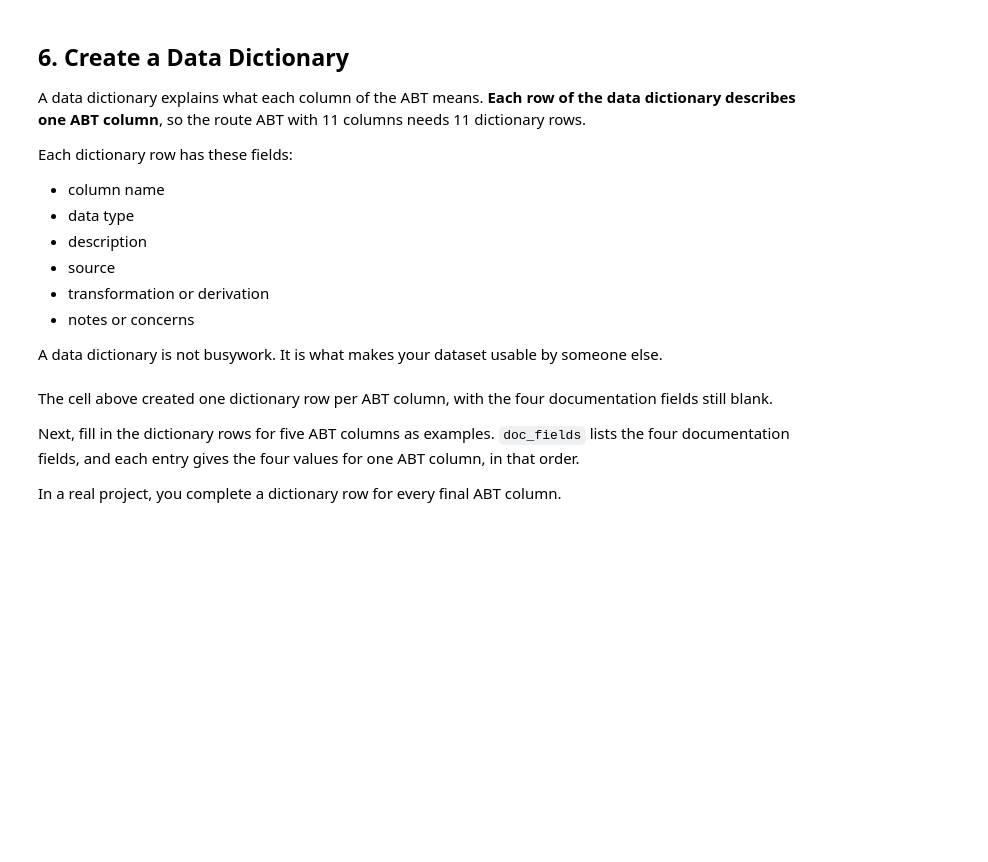
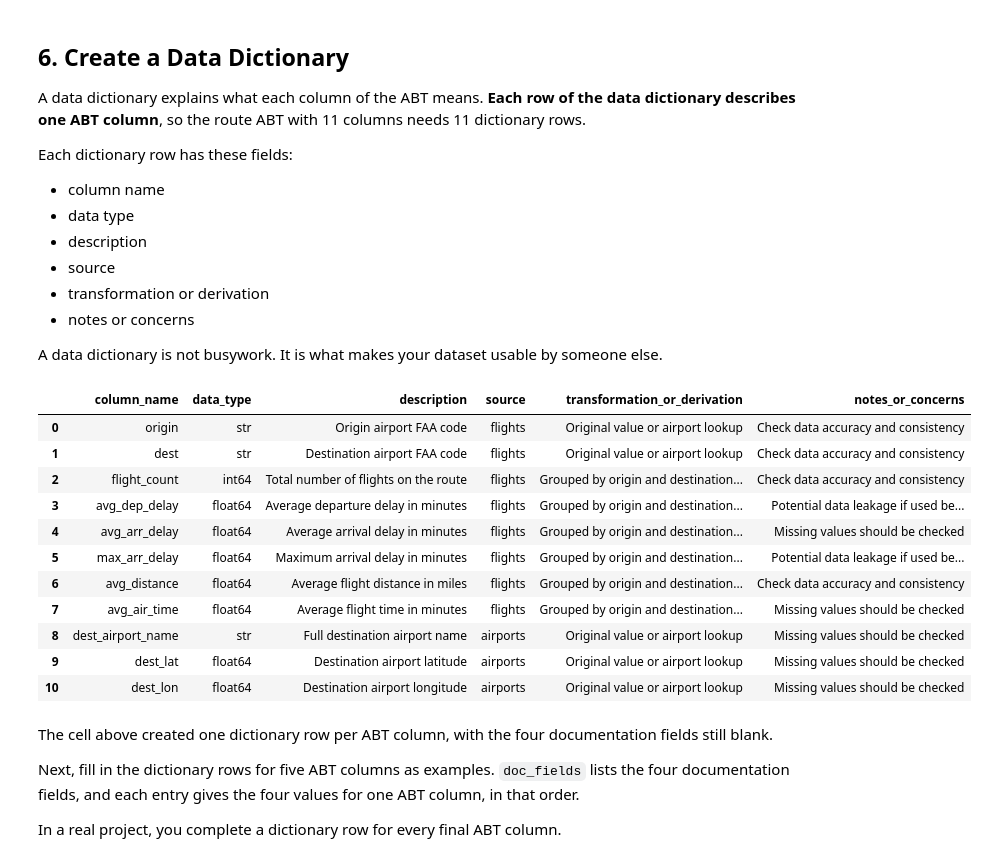
Before and after one commit to anikabhuyan1234/ban6003-week-11-anika, a Jupyter notebook: notebooks/module11_abt_documentation_guided_lab.ipynb, the cells around one changed output. Saved outputs shown, nothing was run; the diff lists cells and outputs as text; code cells hidden in the pictures; blank space fills up the shorter version.

```diff
--- a/notebooks/module11_abt_documentation_guided_lab.ipynb
+++ b/notebooks/module11_abt_documentation_guided_lab.ipynb
@@ -329,16 +503,60 @@ Each dictionary row has these fields:
 
 A data dictionary is not busywork. It is what makes your dataset usable by someone else.
 # %%
+
+descriptions = {
+    "origin": "Origin airport FAA code",
+    "dest": "Destination airport FAA code",
+    "flight_count": "Total number of flights on the route",
+    "avg_dep_delay": "Average departure delay in minutes",
+    "avg_arr_delay": "Average arrival delay in minutes",
+    "max_arr_delay": "Maximum arrival delay in minutes",
+    "avg_distance": "Average flight distance in miles",
+    "avg_air_time": "Average flight time in minutes",
+    "dest_airport_name": "Full destination airport name",
+    "dest_lat": "Destination airport latitude",
+    "dest_lon": "Destination airport longitude"
+}
+
 data_dictionary = pd.DataFrame({
     "column_name": route_abt.columns,
     "data_type": [str(route_abt[col].dtype) for col in route_abt.columns],
-    "description": "",
-    "source": "",
-    "transformation_or_derivation": "",
-    "notes_or_concerns": ""
+    "description": [descriptions.get(col, "") for col in route_abt.columns],
+    "source": [
+        "airports" if col.startswith("dest_") and col != "dest"
+        else "flights"
+        for col in route_abt.columns
+    ],
+    "transformation_or_derivation": [
+        "Grouped by origin and destination; count, mean, or max"
+        if col not in ["origin", "dest", "dest_airport_name", "dest_lat", "dest_lon"]
+        else "Original value or airport lookup"
+        for col in route_abt.columns
+    ],
+    "notes_or_concerns": [
+        "Potential data leakage if used before flights occur"
+        if col in ["avg_dep_delay", "max_arr_delay"]
+        else "Missing values should be checked"
+        if col in ["avg_arr_delay", "avg_air_time", "dest_airport_name", "dest_lat", "dest_lon"]
+        else "Check data accuracy and consistency"
+        for col in route_abt.columns
+    ]
 })
 
 data_dictionary
+# %% [output]
+|  | column_name | data_type | description | source | transformation_or_derivation | notes_or_concerns |
+| 0 | origin | str | Origin airport FAA code | flights | Original value or airport lookup | Check data accuracy and consistency |
+| 1 | dest | str | Destination airport FAA code | flights | Original value or airport lookup | Check data accuracy and consistency |
+| 2 | flight_count | int64 | Total number of flights on the route | flights | Grouped by origin and destination... | Check data accuracy and consistency |
+| 3 | avg_dep_delay | float64 | Average departure delay in minutes | flights | Grouped by origin and destination... | Potential data leakage if used be... |
+| 4 | avg_arr_delay | float64 | Average arrival delay in minutes | flights | Grouped by origin and destination... | Missing values should be checked |
+| 5 | max_arr_delay | float64 | Maximum arrival delay in minutes | flights | Grouped by origin and destination... | Potential data leakage if used be... |
+| 6 | avg_distance | float64 | Average flight distance in miles | flights | Grouped by origin and destination... | Check data accuracy and consistency |
+| 7 | avg_air_time | float64 | Average flight time in minutes | flights | Grouped by origin and destination... | Missing values should be checked |
+| 8 | dest_airport_name | str | Full destination airport name | airports | Original value or airport lookup | Missing values should be checked |
+| 9 | dest_lat | float64 | Destination airport latitude | airports | Original value or airport lookup | Missing values should be checked |
+| 10 | dest_lon | float64 | Destination airport longitude | airports | Original value or airport lookup | Missing values should be checked |
 # %% [markdown]
 The cell above created one dictionary row per ABT column, with the four documentation fields still blank.
 
```
Also changed, not shown: parts of 27 cells of this notebook.
